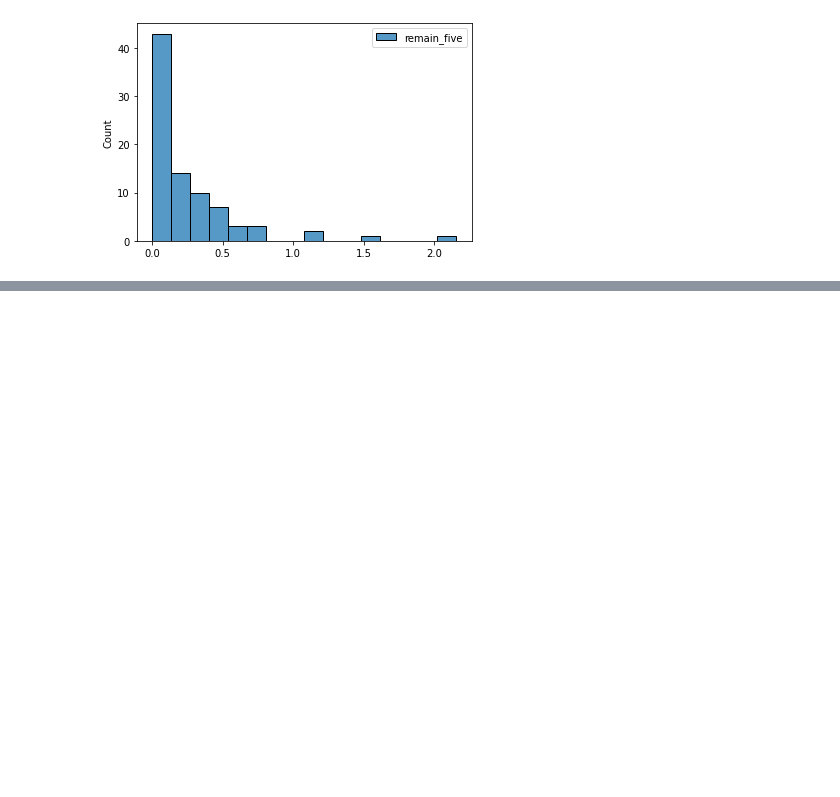
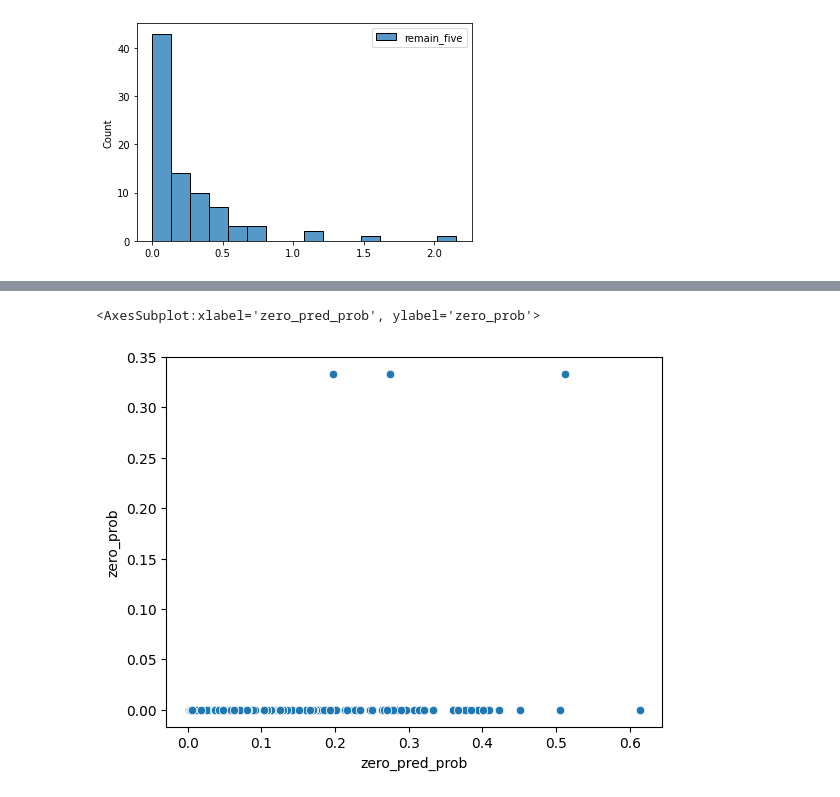
Before and after one commit to derekpowell/bayesian-sampler, a Jupyter notebook: bsampler-eda.ipynb, the cells around one changed output, grey strips where cells are left out. Cells and saved outputs as stored; diff of their text form; code cells hidden in the pictures; blank space fills up the shorter version.

```diff
--- a/bsampler-eda.ipynb
+++ b/bsampler-eda.ipynb
@@ -121,0 +191,32 @@ sns.histplot(df2_raw.assign(remainder = df2_raw.remain_ten * df2_raw.remain_five
+# %%
+import scipy
+
+
+
+z2 = (
+    z >>
+    s.filter(_.est_N <= 5)
+)
+
+zero_ps = scipy.stats.binom.pmf(0, np.round(z2.est_N), z2.est_mean)
+one_ps = scipy.stats.binom.pmf(np.round(z2.est_N), np.round(z2.est_N), z2.est_mean)
+
+z2 = (
+    z2 >>
+    s.mutate(
+    rnd_n = np.round(_.est_N),
+    zero_pred_prob = zero_ps,
+    one_pred_prob = one_ps
+    ) >>
+    s.group_by(_.ID, _.querydetail) >>
+    s.mutate(
+        zero_prob = np.sum(_.estimate == 0.)/3.,
+        one_prob = np.sum(_.estimate == 1.)/3.
+    ) >>
+    s.ungroup()
+)
+# %%
+sns.scatterplot(z2["zero_pred_prob"], z2["zero_prob"])
+# %% [output]
+<AxesSubplot:xlabel='zero_pred_prob', ylabel='zero_prob'>
+[figure, added]
```
Also changed, not shown: parts of 16 cells of this notebook.
